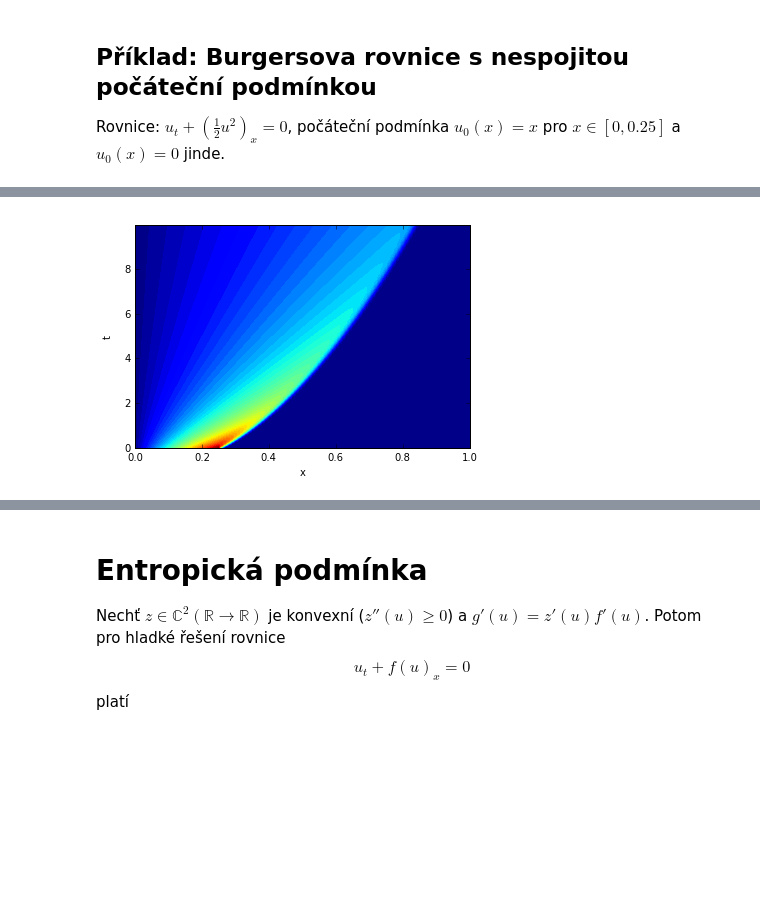
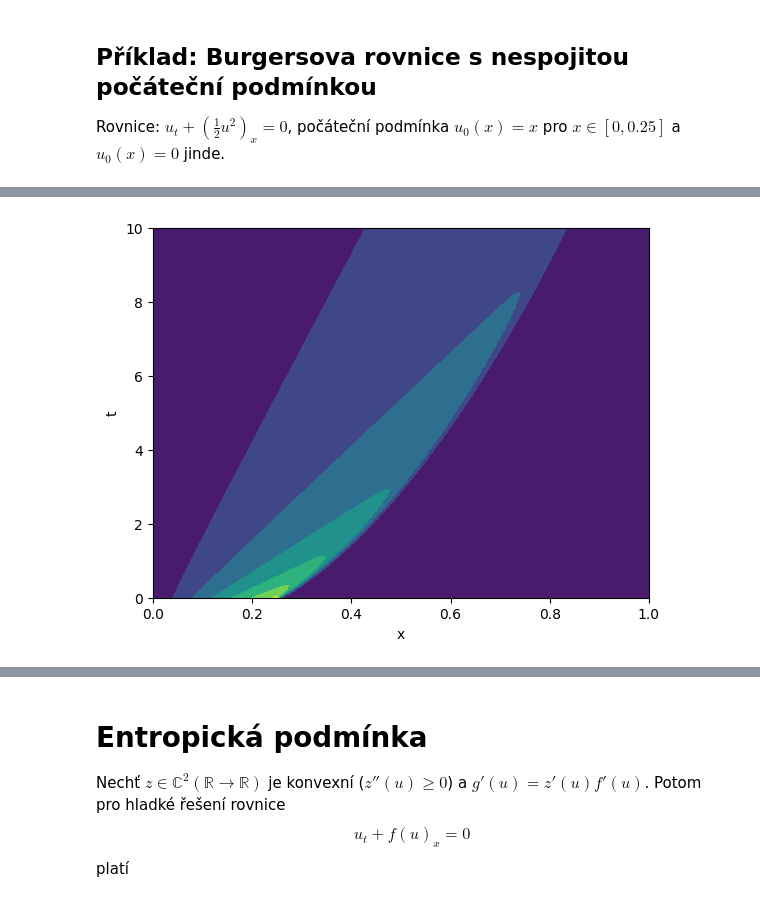
Before and after one commit to furstj/MMPP, a Jupyter notebook: lessons/03_nespojitosti.ipynb, the cells around one changed output, grey strips where cells are left out. Cells and saved outputs as stored; diff of their text form; code cells hidden in the pictures; blank space fills up the shorter version.

```diff
--- a/lessons/03_nespojitosti.ipynb
+++ b/lessons/03_nespojitosti.ipynb
@@ -83,7 +86,6 @@ plt.ylim(-0.1,0.3); plt.grid(True); plt.xlabel("x"); plt.ylabel("u"); plt.legend
 # %%
-X,T = meshgrid(x,t)
-plt.contourf(X, T, transpose(u), 50);
-plt.xlabel("x"); plt.ylabel("t");
+contourf(x', t, u');
+xlabel("x"); ylabel("t");
 # %% [output]
-[figure, old version]
+[figure, new version]
 # %%
```
Also changed, not shown: parts of 9 cells of this notebook, 1 other file.
